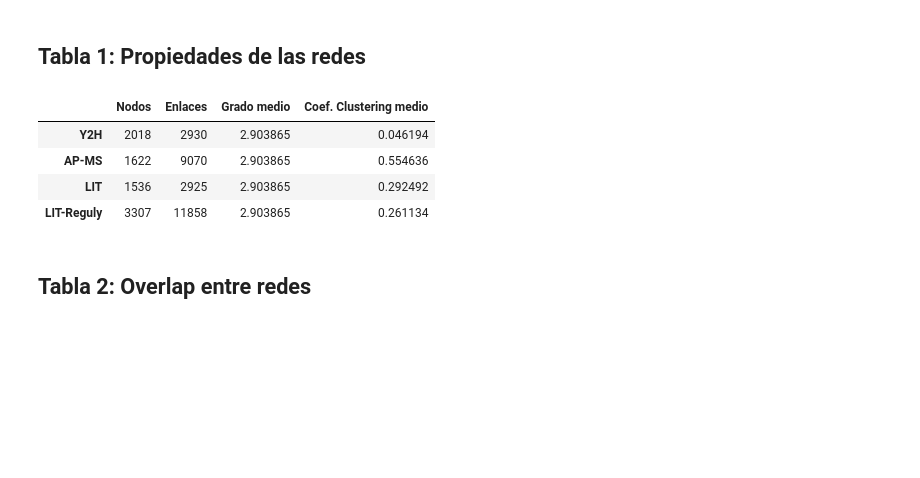
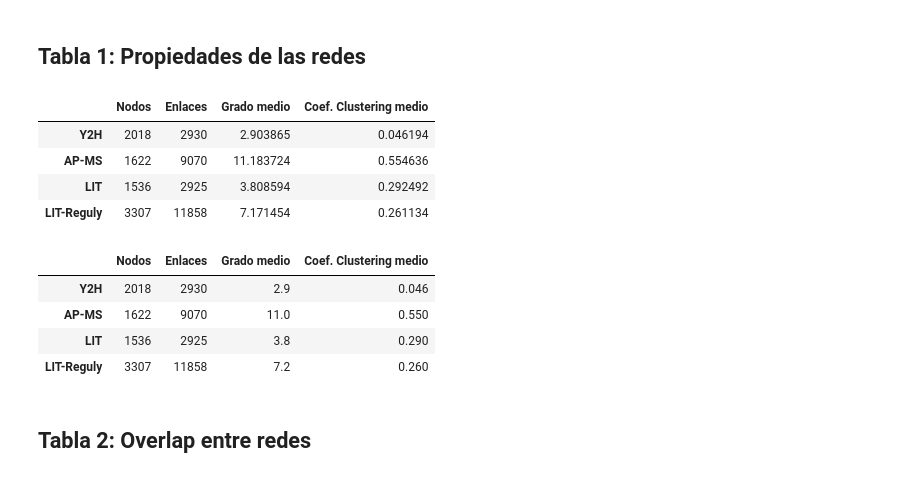
Before and after one commit to facundojgarcia02/CoNet, a Jupyter notebook: TP3/TP3 copy.ipynb, the cells around one changed output. Saved outputs shown, nothing was run; the diff lists cells and outputs as text; code cells hidden in the pictures; blank space fills up the shorter version.

```diff
--- a/TP3/TP3 copy.ipynb
+++ b/TP3/TP3 copy.ipynb
@@ -114,17 +115,28 @@ print(ess_names[:5])
 # %%
 nodes = {k: len(set(g.nodes)) for k, g in nets.items()}
 edges = {k: len(set(g.edges)) for k, g in nets.items()}
-mean_deg = {k: np.mean([d for n, d in list(graph_y2h.degree)]) for k, g in nets.items()}
+mean_deg = {k: np.mean([d for n, d in list(g.degree)]) for k, g in nets.items()}
 avg_cc = {k: nx.average_clustering(g) for k, g in nets.items()}
 
 tab1 = pd.DataFrame({"Nodos": nodes, "Enlaces": edges, "Grado medio": mean_deg, "Coef. Clustering medio": avg_cc})
 display(tab1)
+### Modifico los valores con 2 cifras significativas, y exporto a csv.
+tab1["Grado medio"] = tab1["Grado medio"].apply(lambda x: float(f"{x:.2g}"))
+tab1["Coef. Clustering medio"] = tab1["Coef. Clustering medio"].apply(lambda x: float(f"{x:.2g}"))
+
+tab1.to_csv("tabla1.csv")
+display(tab1)
 # %% [output]
 |  | Nodos | Enlaces | Grado medio | Coef. Clustering medio |
 | Y2H | 2018 | 2930 | 2.903865 | 0.046194 |
-| AP-MS | 1622 | 9070 | 2.903865 | 0.554636 |
-| LIT | 1536 | 2925 | 2.903865 | 0.292492 |
-| LIT-Reguly | 3307 | 11858 | 2.903865 | 0.261134 |
+| AP-MS | 1622 | 9070 | 11.183724 | 0.554636 |
+| LIT | 1536 | 2925 | 3.808594 | 0.292492 |
+| LIT-Reguly | 3307 | 11858 | 7.171454 | 0.261134 |
+|  | Nodos | Enlaces | Grado medio | Coef. Clustering medio |
+| Y2H | 2018 | 2930 | 2.9 | 0.046 |
+| AP-MS | 1622 | 9070 | 11.0 | 0.550 |
+| LIT | 1536 | 2925 | 3.8 | 0.290 |
+| LIT-Reguly | 3307 | 11858 | 7.2 | 0.260 |
 # %% [markdown]
 ## Tabla 2: Overlap entre redes
 # %%
```
Also changed, not shown: parts of 5 cells of this notebook, 4 other files.
